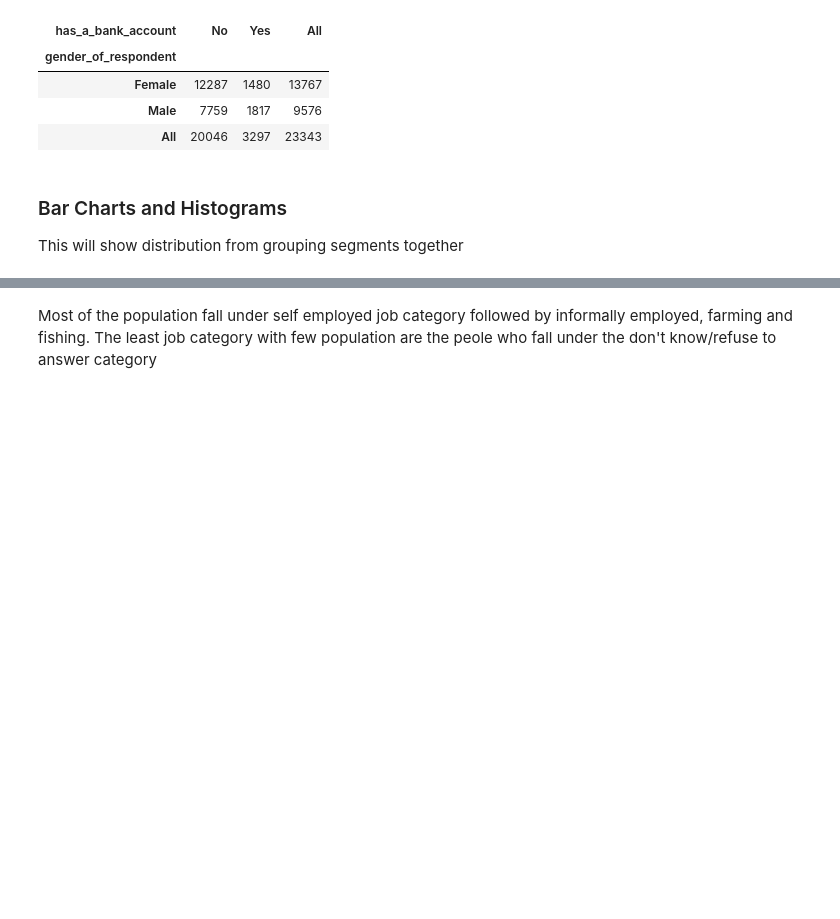
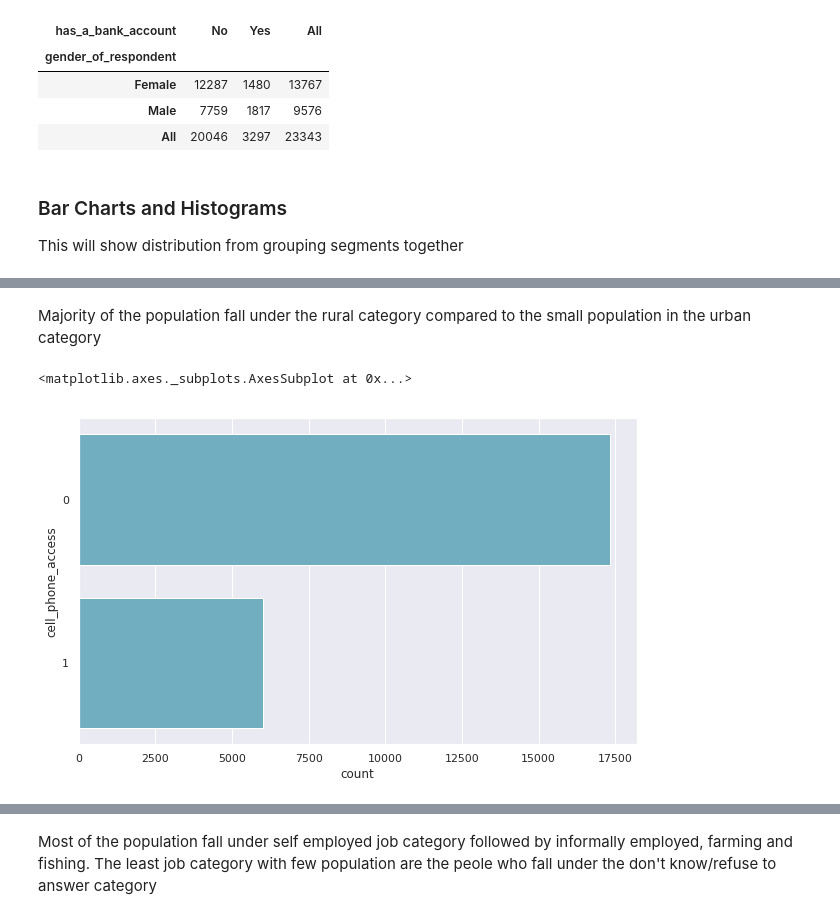
Before and after one commit to mwinzie/Financial-Outcomes, a Jupyter notebook: Moringa_Data_Science_Core_W2_Independent_Project_2019_08_Agnes_Mueni.ipynb, the cells around one changed output, grey strips where cells are left out. Cells and saved outputs as stored; diff of their text form; code cells hidden in the pictures; blank space fills up the shorter version.

```diff
--- a/Moringa_Data_Science_Core_W2_Independent_Project_2019_08_Agnes_Mueni.ipynb
+++ b/Moringa_Data_Science_Core_W2_Independent_Project_2019_08_Agnes_Mueni.ipynb
@@ -338,0 +369,9 @@ plt.show()
+# %% [markdown]
+Majority of the population fall under the rural category compared to the small population in the urban category
+# %%
+#plotting the cell phone access bar graph
+f, ax = plt.subplots(figsize=(10, 6))
+sns.countplot(y="cell_phone_access", data=financeone, color="c")
+# %% [output]
+<matplotlib.axes._subplots.AxesSubplot at 0x...>
+[figure, added]
```
Also changed, not shown: parts of 25 cells of this notebook.
